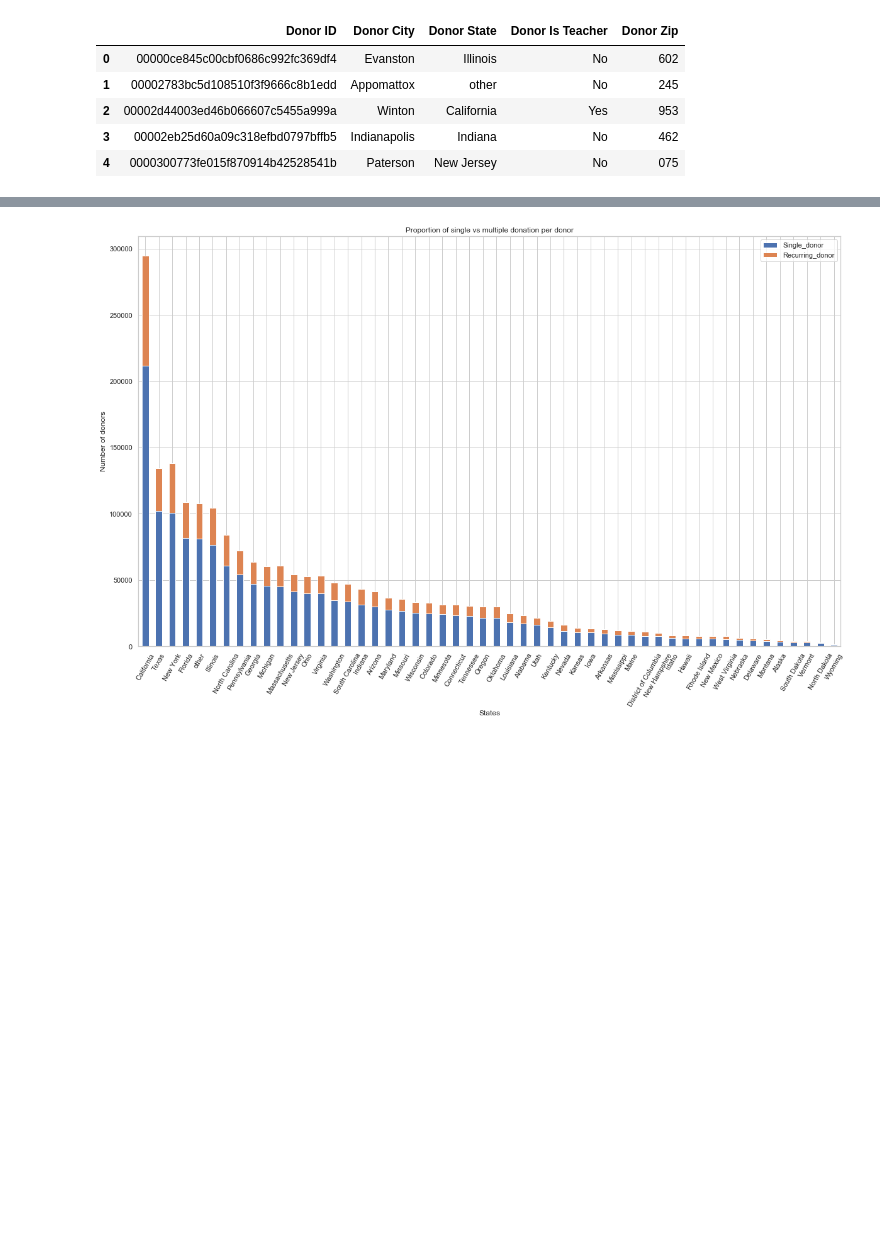
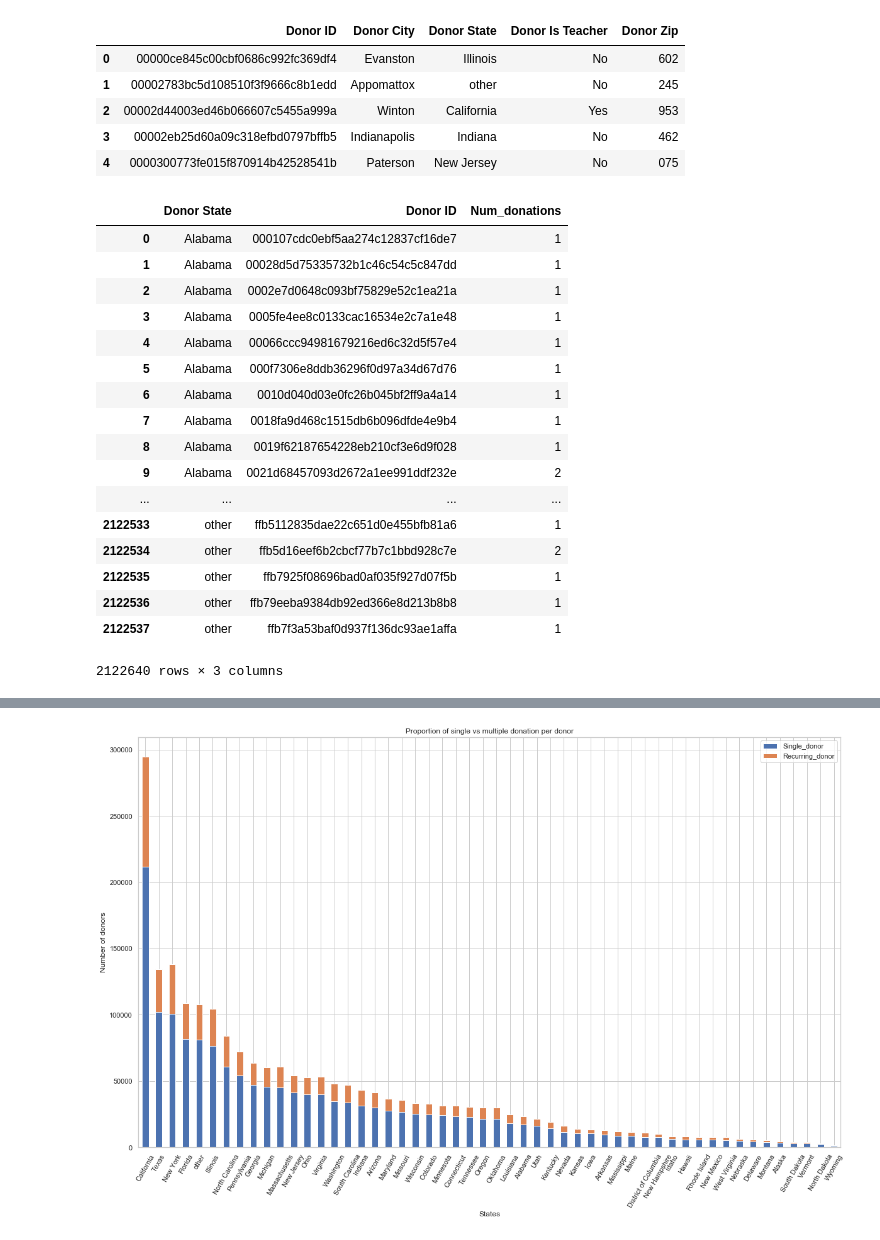
Before and after one commit to prasunshrestha/recommendation_system_for_donors, a Jupyter notebook: ADS_Social_Good_Recommender_System_Notebook.ipynb, the cells around one changed output, grey strips where cells are left out. Cells and saved outputs as stored; diff of their text form; code cells hidden in the pictures; blank space fills up the shorter version.

```diff
--- a/ADS_Social_Good_Recommender_System_Notebook.ipynb
+++ b/ADS_Social_Good_Recommender_System_Notebook.ipynb
@@ -278,3 +314,24 @@ df_donors_raw.head()
 | 2 | 00002d44003ed46b066607c5455a999a | Winton | California | Yes | 953 |
 | 3 | 00002eb25d60a09c318efbd0797bffb5 | Indianapolis | Indiana | No | 462 |
 | 4 | 0000300773fe015f870914b42528541b | Paterson | New Jersey | No | 075 |
+# %%
+df_donor_merged.groupby( ['Donor State','Donor ID'] ).size().reset_index(name='Num_donations')
+# %% [output]
+|  | Donor State | Donor ID | Num_donations |
+| 0 | Alabama | 000107cdc0ebf5aa274c12837cf16de7 | 1 |
+| 1 | Alabama | 00028d5d75335732b1c46c54c5c847dd | 1 |
+| 2 | Alabama | 0002e7d0648c093bf75829e52c1ea21a | 1 |
+| 3 | Alabama | 0005fe4ee8c0133cac16534e2c7a1e48 | 1 |
+| 4 | Alabama | 00066ccc94981679216ed6c32d5f57e4 | 1 |
+| 5 | Alabama | 000f7306e8ddb36296f0d97a34d67d76 | 1 |
+| 6 | Alabama | 0010d040d03e0fc26b045bf2ff9a4a14 | 1 |
+| 7 | Alabama | 0018fa9d468c1515db6b096dfde4e9b4 | 1 |
+| 8 | Alabama | 0019f62187654228eb210cf3e6d9f028 | 1 |
+| 9 | Alabama | 0021d68457093d2672a1ee991ddf232e | 2 |
+| ... | ... | ... | ... |
+| 2122533 | other | ffb5112835dae22c651d0e455bfb81a6 | 1 |
+| 2122534 | other | ffb5d16eef6b2cbcf77b7c1bbd928c7e | 2 |
+| 2122535 | other | ffb7925f08696bad0af035f927d07f5b | 1 |
+| 2122536 | other | ffb79eeba9384db92ed366e8d213b8b8 | 1 |
+| 2122537 | other | ffb7f3a53baf0d937f136dc93ae1affa | 1 |
+2122640 rows × 3 columns
```
Also changed, not shown: parts of 9 cells of this notebook.
